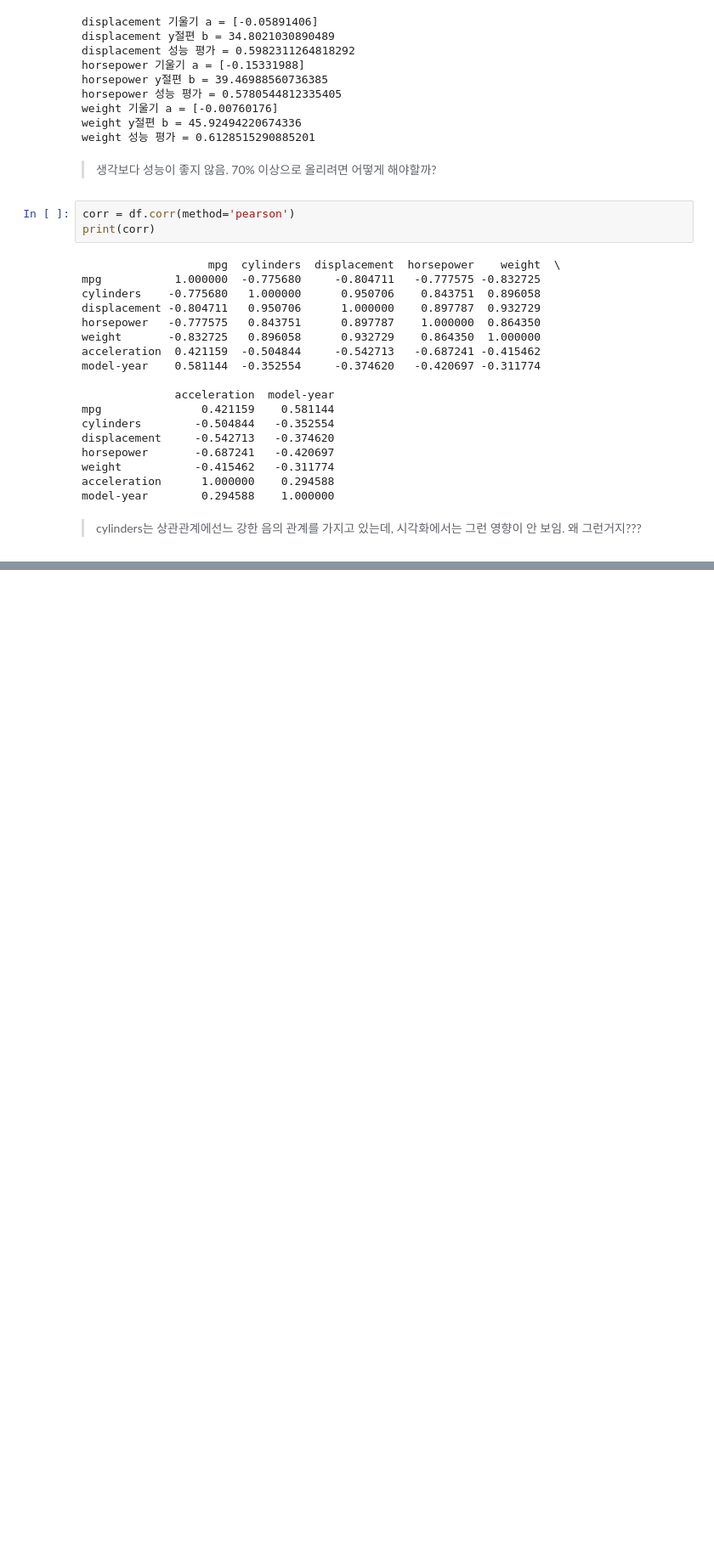
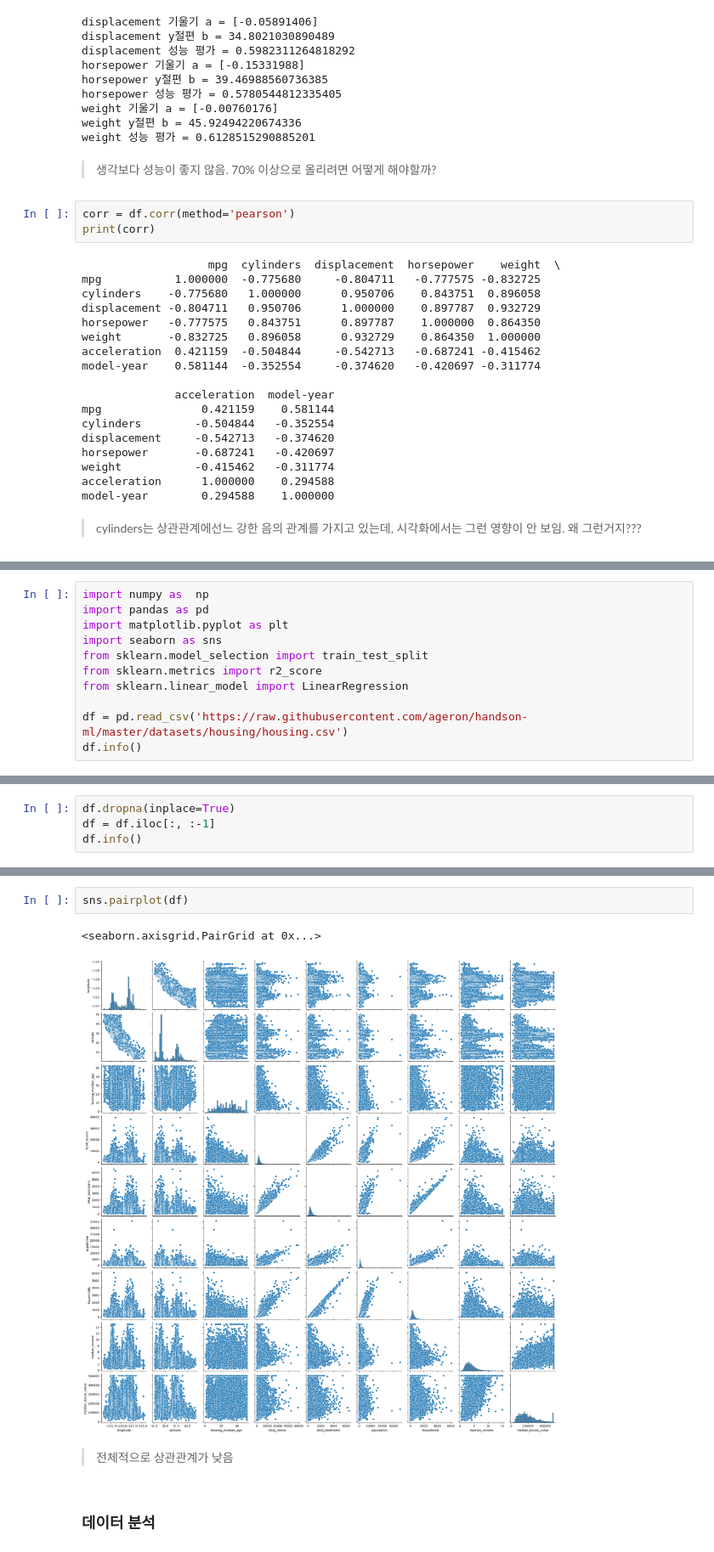
Before and after one commit to dajeong25/Study, a Jupyter notebook: python_big_data/빅분기_실기_제2유형.ipynb, the cells around one changed output, grey strips where cells are left out. Shown at 85% size. Drawn from its saved outputs; the diff is of its cells as text; blank space fills up the shorter version.

```diff
--- a/python_big_data/빅분기_실기_제2유형.ipynb
+++ b/python_big_data/빅분기_실기_제2유형.ipynb
@@ -825,0 +831,11 @@ model-year        0.294588    1.000000
+# %%
+import numpy as  np
+import pandas as pd
+import matplotlib.pyplot as plt
+import seaborn as sns
+from sklearn.model_selection import train_test_split
+from sklearn.metrics import r2_score
+from sklearn.linear_model import LinearRegression
+
+df = pd.read_csv('https://raw.githubusercontent.com/ageron/handson-ml/master/datasets/housing/housing.csv')
+df.info()
@@ -825,0 +877,4 @@ model-year        0.294588    1.000000
+# %%
+df.dropna(inplace=True)
+df = df.iloc[:, :-1]
+df.info()
@@ -825,0 +921,9 @@ model-year        0.294588    1.000000
+# %%
+sns.pairplot(df)
+# %% [output]
+<seaborn.axisgrid.PairGrid at 0x...>
+[figure, added]
+# %% [markdown]
+> 전체적으로 상관관계가 낮음
+# %% [markdown]
+### 데이터 분석
```
Also changed, not shown: parts of 15 cells of this notebook.
